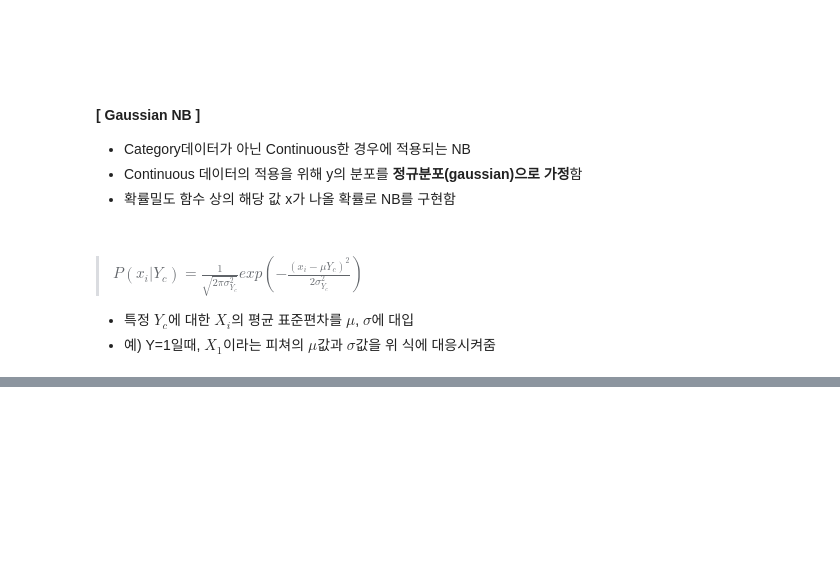
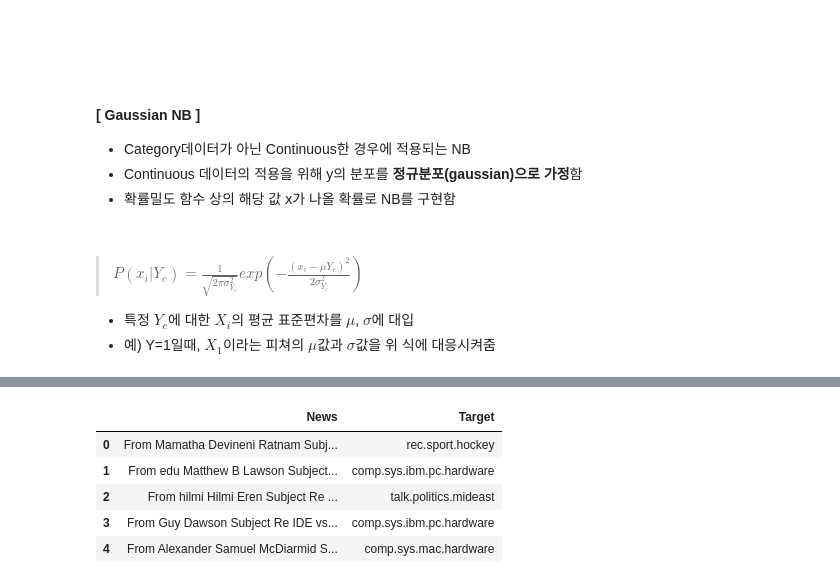
Before and after one commit to xrgsnim/TIL, a Jupyter notebook: ML/8_NB/8_NB.ipynb, the cells around one changed output, grey strips where cells are left out. Drawn from its saved outputs; the diff is of its cells as text; code cells hidden in the pictures; blank space fills up the shorter version.

```diff
--- a/ML/8_NB/8_NB.ipynb
+++ b/ML/8_NB/8_NB.ipynb
@@ -411,0 +754,17 @@ $\alpha=2$로 가정
+# %%
+def data_cleansing(df):
+    delete_email = re.sub(r'\b[\w\+]+@[\w]+.[\w]+.[\w]+.[\w]+\b', ' ', df)
+    delete_number = re.sub(r'\b|\d+|\b', ' ',delete_email)
+    delete_non_word = re.sub(r'\b[\W]+\b', ' ', delete_number)
+    cleaning_result = ' '.join(delete_non_word.split())
+    return cleaning_result
+# %%
+news_df.loc[:, 'News'] = news_df['News'].apply(data_cleansing)
+news_df.head()
+# %% [output]
+|  | News | Target |
+| 0 | From Mamatha Devineni Ratnam Subj... | rec.sport.hockey |
+| 1 | From edu Matthew B Lawson Subject... | comp.sys.ibm.pc.hardware |
+| 2 | From hilmi Hilmi Eren Subject Re ... | talk.politics.mideast |
+| 3 | From Guy Dawson Subject Re IDE vs... | comp.sys.ibm.pc.hardware |
+| 4 | From Alexander Samuel McDiarmid S... | comp.sys.mac.hardware |
```
Also changed, not shown: parts of 40 cells of this notebook.
